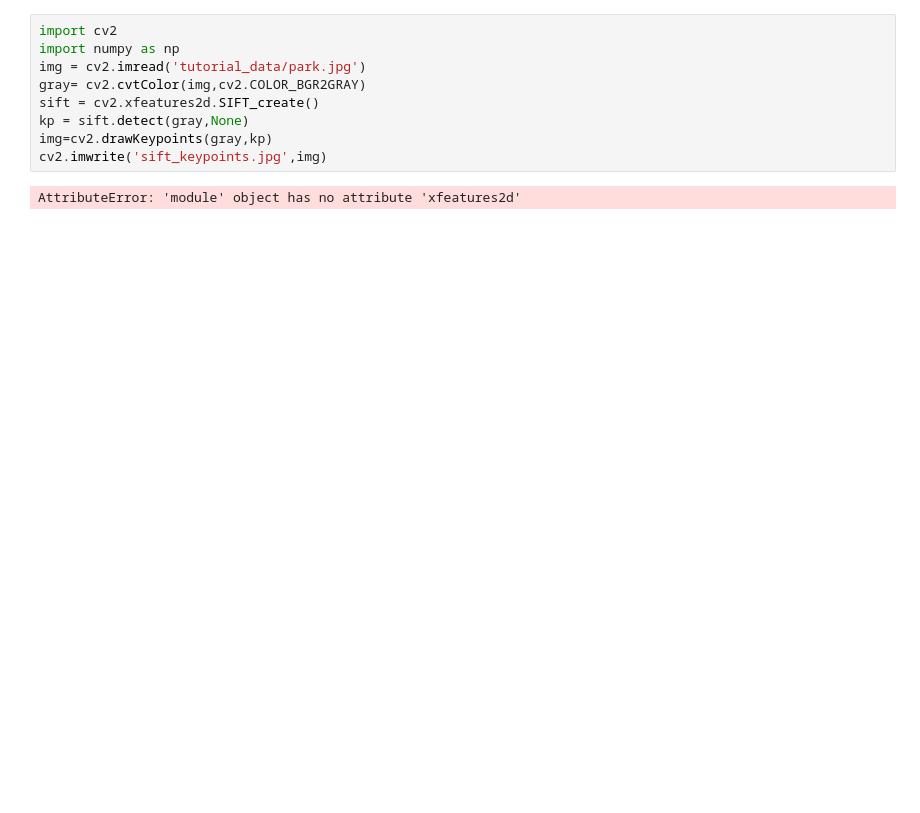
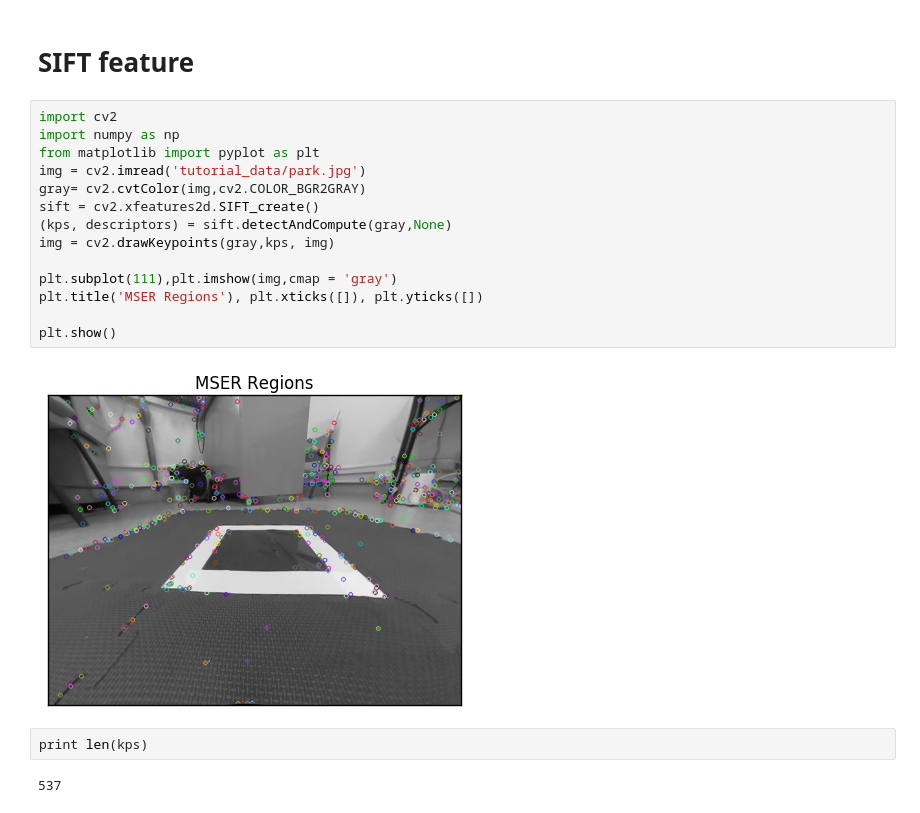
Before and after one commit to RobotX-NCTU/jupyter_notebook, a Jupyter notebook: SIFT.ipynb, the cells around one changed output. Cells and saved outputs as stored; diff of their text form; blank space fills up the shorter version.

Commit message:
modified sift

```diff
--- a/SIFT.ipynb
+++ b/SIFT.ipynb
@@ -1,11 +1,22 @@
+# %% [markdown]
+# SIFT feature
 # %%
 import cv2
 import numpy as np
+from matplotlib import pyplot as plt
 img = cv2.imread('tutorial_data/park.jpg')
 gray= cv2.cvtColor(img,cv2.COLOR_BGR2GRAY)
 sift = cv2.xfeatures2d.SIFT_create()
-kp = sift.detect(gray,None)
-img=cv2.drawKeypoints(gray,kp)
-cv2.imwrite('sift_keypoints.jpg',img)
+(kps, descriptors) = sift.detectAndCompute(gray,None)
+img = cv2.drawKeypoints(gray,kps, img)
+
+plt.subplot(111),plt.imshow(img,cmap = 'gray')
+plt.title('MSER Regions'), plt.xticks([]), plt.yticks([])
+
+plt.show()
 # %% [output]
-AttributeError: 'module' object has no attribute 'xfeatures2d'
+[figure, added]
+# %%
+print len(kps)
+# %% [output]
+537
```
Also changed, not shown: parts of 3 cells of this notebook, 1 other file.
